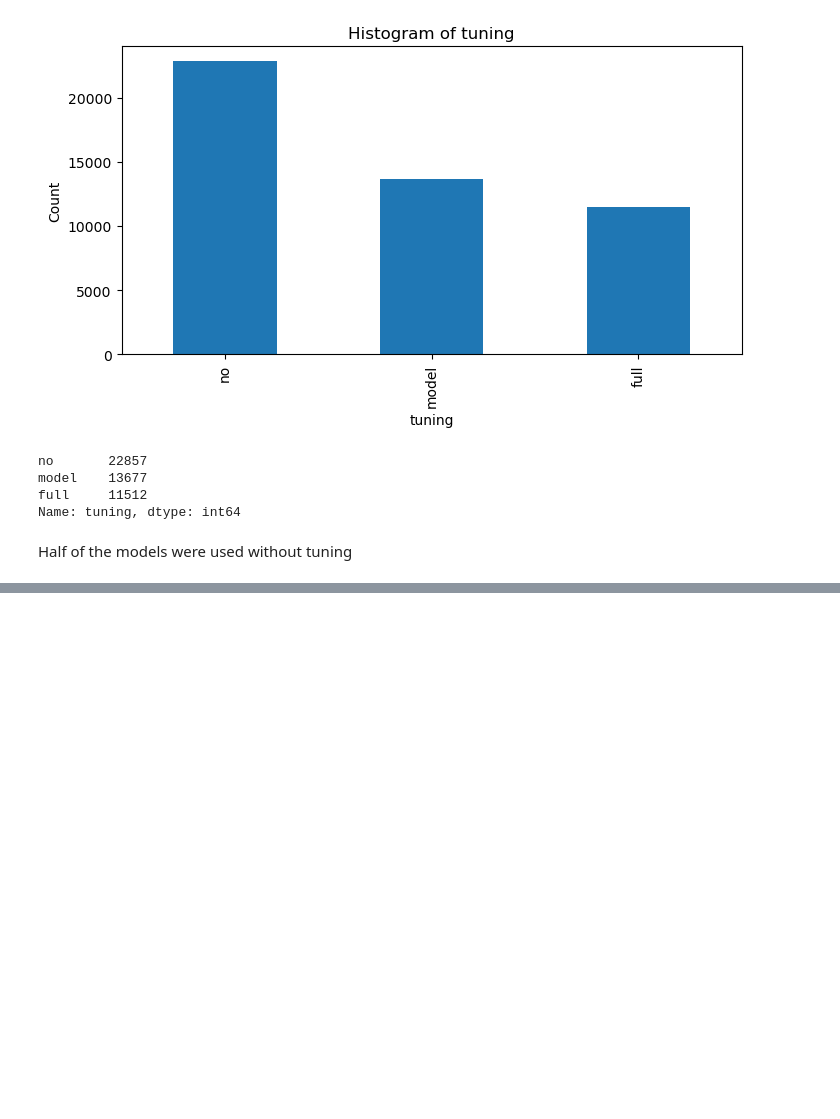
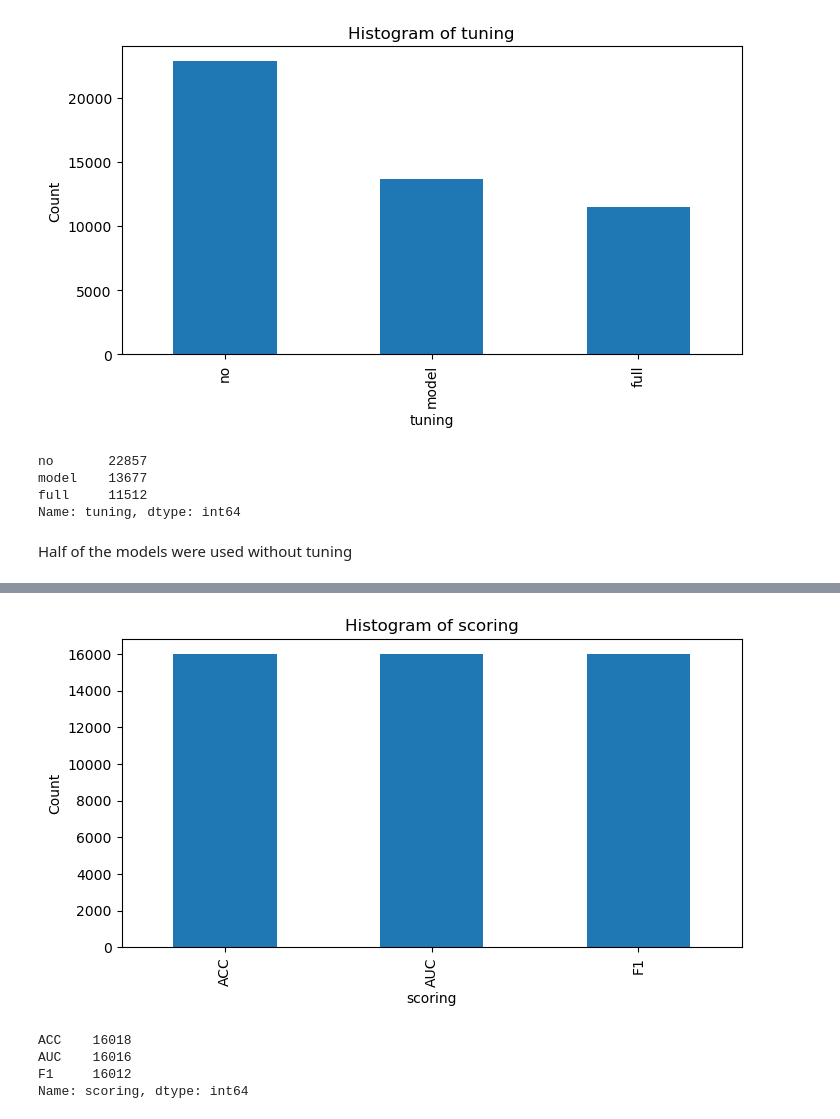
Before and after one commit to Sidies/ranking_encoders, a Jupyter notebook: notebooks/Exploration.ipynb, the cells around one changed output, grey strips where cells are left out. Drawn from its saved outputs; the diff is of its cells as text; code cells hidden in the pictures; blank space fills up the shorter version.

Commit message:
added exploration of scoring

```diff
--- a/notebooks/Exploration.ipynb
+++ b/notebooks/Exploration.ipynb
@@ -220,0 +235,15 @@ Half of the models were used without tuning
+# %%
+dataset['scoring'].value_counts().plot(kind='bar', figsize=(8, 4))
+plt.xlabel('scoring')
+plt.ylabel('Count')
+plt.title('Histogram of scoring')
+plt.show()
+# %% [output]
+[figure, added]
+# %%
+dataset['scoring'].value_counts()
+# %% [output]
+ACC    16018
+AUC    16016
+F1     16012
+Name: scoring, dtype: int64
```
Also changed, not shown: parts of 3 cells of this notebook.
